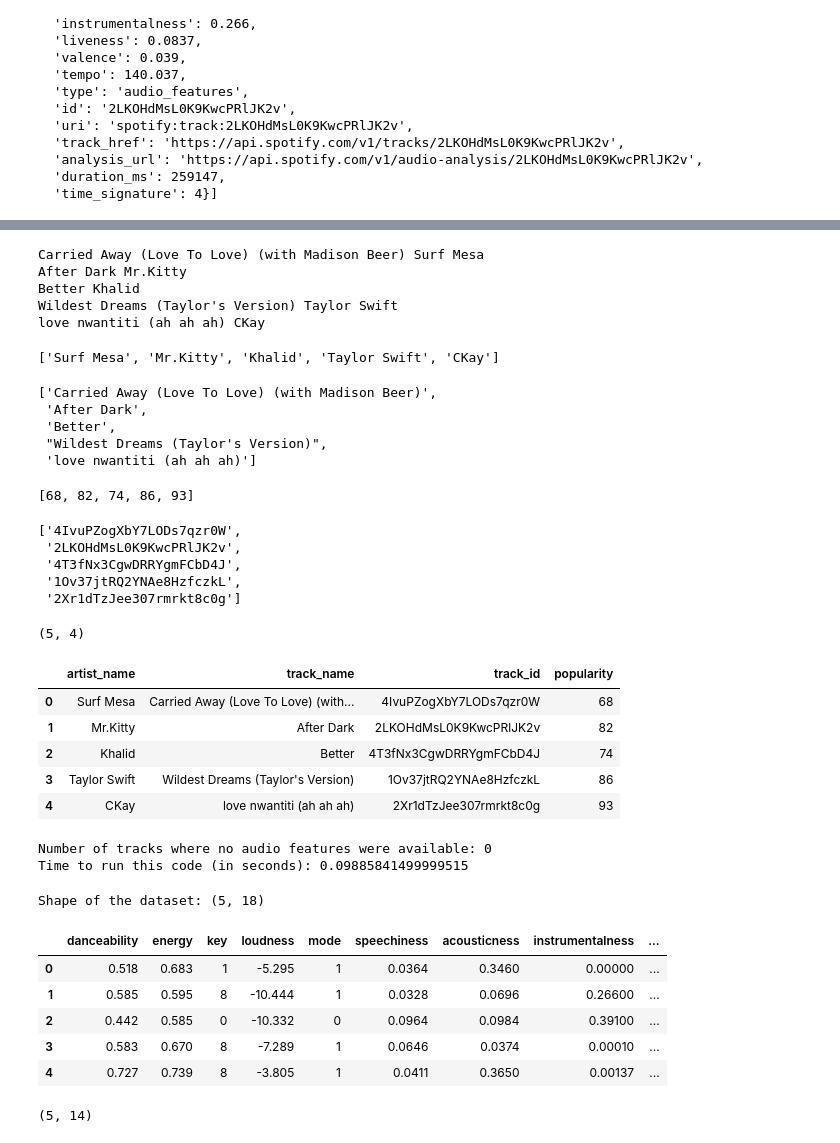
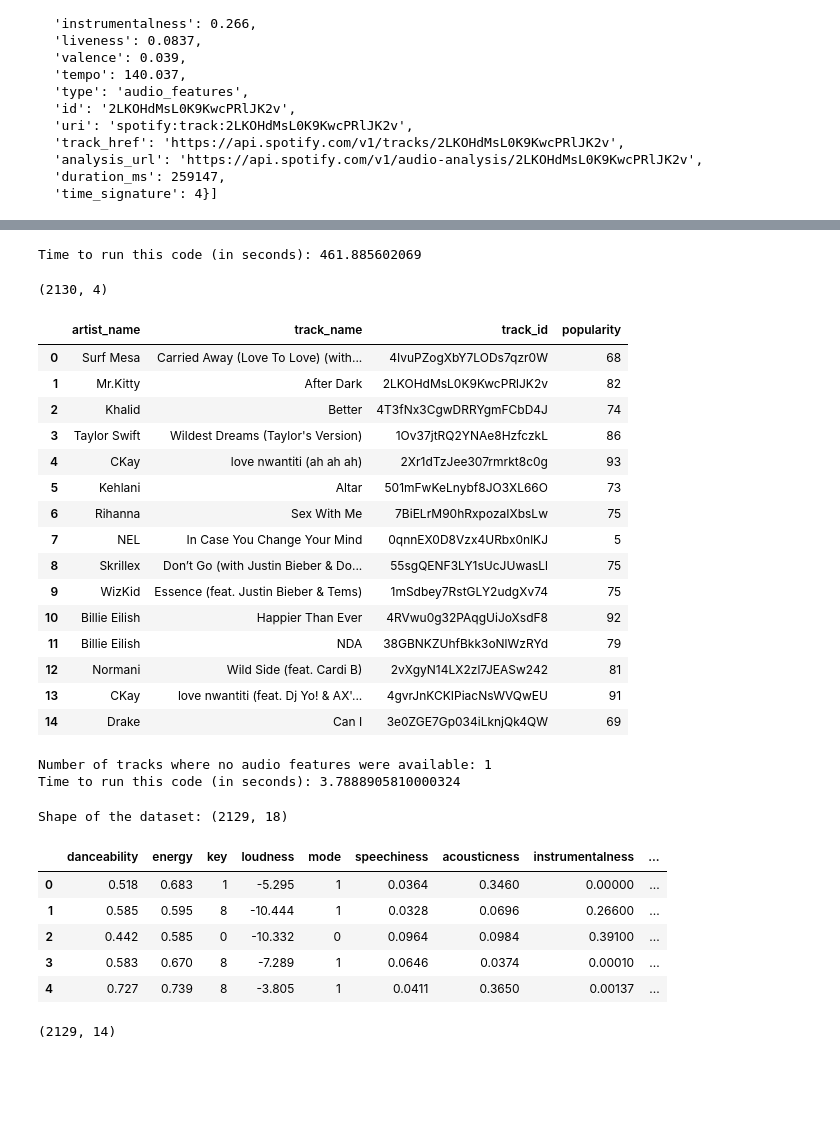
Before and after one commit to karolinastawicka/my-spotify-wrapped, a Jupyter notebook: notebooks/My New Jupiter Notebook .ipynb, the cells around one changed output, grey strips where cells are left out. Cells and saved outputs as stored; diff of their text form; code cells hidden in the pictures; blank space fills up the shorter version.

```diff
--- a/notebooks/My New Jupiter Notebook .ipynb
+++ b/notebooks/My New Jupiter Notebook .ipynb
@@ -237,5 +208,5 @@ sp.audio_features(tracks=[track_id])
   'duration_ms': 259147,
   'time_signature': 4}]
 # %%
-search_list = df[['artistName', 'trackName']].drop_duplicates(ignore_index=True).head(5)
+search_list = df[['artistName', 'trackName']].drop_duplicates(ignore_index=True)
 # %%
@@ -264,55 +224,51 @@ track_id = []
 # %%
+# timeit library to measure the time needed to run this code
+import timeit
+start = timeit.default_timer()
+
+
+# create empty lists where the results are going to be stored
+artist_name = []
+track_name = []
+popularity = []
+track_id = []
+
 for row in search_list.iterrows():
     searchQuery = row[1][1] + ' ' + row[1][0]
-    print(searchQuery)
+    #print(searchQuery)
     search_results = sp.search(q=searchQuery, market="DE", limit=1, type='track')
     for i, t in enumerate(search_results['tracks']['items']):
         artist_name.append(t['artists'][0]['name'])
         track_name.append(t['name'])
         track_id.append(t['id'])
         popularity.append(t['popularity'])
+
+stop = timeit.default_timer()
+print ('Time to run this code (in seconds):', stop - start)
 # %% [output]
-Carried Away (Love To Love) (with Madison Beer) Surf Mesa
-After Dark Mr.Kitty
-Better Khalid
-Wildest Dreams (Taylor's Version) Taylor Swift
-love nwantiti (ah ah ah) CKay
+Time to run this code (in seconds): 461.885602069
-# %%
-artist_name
-# %% [output]
-['Surf Mesa', 'Mr.Kitty', 'Khalid', 'Taylor Swift', 'CKay']
-# %%
-track_name
-# %% [output]
-['Carried Away (Love To Love) (with Madison Beer)',
- 'After Dark',
- 'Better',
- "Wildest Dreams (Taylor's Version)",
- 'love nwantiti (ah ah ah)']
-# %%
-popularity
-# %% [output]
-[68, 82, 74, 86, 93]
-# %%
-track_id
-# %% [output]
-['4IvuPZogXbY7LODs7qzr0W',
- '2LKOHdMsL0K9KwcPRlJK2v',
- '4T3fNx3CgwDRRYgmFCbD4J',
- '1Ov37jtRQ2YNAe8HzfczkL',
- '2Xr1dTzJee307rmrkt8c0g']
 # %%
 df_tracks = pd.DataFrame({'artist_name':artist_name,'track_name':track_name,'track_id':track_id,'popularity':popularity})
 print(df_tracks.shape)
-df_tracks.head()
+df_tracks.head(15)
 # %% [output]
-(5, 4)
+(2130, 4)
 |  | artist_name | track_name | track_id | popularity |
 | 0 | Surf Mesa | Carried Away (Love To Love) (with... | 4IvuPZogXbY7LODs7qzr0W | 68 |
 | 1 | Mr.Kitty | After Dark | 2LKOHdMsL0K9KwcPRlJK2v | 82 |
 | 2 | Khalid | Better | 4T3fNx3CgwDRRYgmFCbD4J | 74 |
 | 3 | Taylor Swift | Wildest Dreams (Taylor's Version) | 1Ov37jtRQ2YNAe8HzfczkL | 86 |
 | 4 | CKay | love nwantiti (ah ah ah) | 2Xr1dTzJee307rmrkt8c0g | 93 |
+| 5 | Kehlani | Altar | 501mFwKeLnybf8JO3XL66O | 73 |
+| 6 | Rihanna | Sex With Me | 7BiELrM90hRxpozaIXbsLw | 75 |
+| 7 | NEL | In Case You Change Your Mind | 0qnnEX0D8Vzx4URbx0nlKJ | 5 |
+| 8 | Skrillex | Don’t Go (with Justin Bieber & Do... | 55sgQENF3LY1sUcJUwasLl | 75 |
+| 9 | WizKid | Essence (feat. Justin Bieber & Tems) | 1mSdbey7RstGLY2udgXv74 | 75 |
+| 10 | Billie Eilish | Happier Than Ever | 4RVwu0g32PAqgUiJoXsdF8 | 92 |
+| 11 | Billie Eilish | NDA | 38GBNKZUhfBkk3oNlWzRYd | 79 |
+| 12 | Normani | Wild Side (feat. Cardi B) | 2vXgyN14LX2zl7JEASw242 | 81 |
+| 13 | CKay | love nwantiti (feat. Dj Yo! & AX'... | 4gvrJnKCKIPiacNsWVQwEU | 91 |
+| 14 | Drake | Can I | 3e0ZGE7Gp034iLknjQk4QW | 69 |
 # %%
 # again measuring the time
 start = timeit.default_timer()
@@ -336,14 +292,14 @@ print('Number of tracks where no audio features were available:',None_counter)
 stop = timeit.default_timer()
 print ('Time to run this code (in seconds):',stop - start)
 # %% [output]
-Number of tracks where no audio features were available: 0
-Time to run this code (in seconds): 0.09885841499999515
+Number of tracks where no audio features were available: 1
+Time to run this code (in seconds): 3.7888905810000324
 # %%
 df_audio_features = pd.DataFrame.from_dict(rows,orient='columns')
 print("Shape of the dataset:", df_audio_features.shape)
 df_audio_features.head()
 # %% [output]
-Shape of the dataset: (5, 18)
+Shape of the dataset: (2129, 18)
 |  | danceability | energy | key | loudness | mode | speechiness | acousticness | instrumentalness | ... |
 | 0 | 0.518 | 0.683 | 1 | -5.295 | 1 | 0.0364 | 0.3460 | 0.00000 | ... |
 | 1 | 0.585 | 0.595 | 8 | -10.444 | 1 | 0.0328 | 0.0696 | 0.26600 | ... |
@@ -358,7 +314,7 @@ df_audio_features.rename(columns={'id': 'track_id'}, inplace=True)
 
 df_audio_features.shape
 # %% [output]
-(5, 14)
+(2129, 14)
 # %%
 # merge both dataframes
 # the 'inner' method will make sure that we only keep track IDs present in both datasets
```
Also changed, not shown: parts of 18 cells of this notebook, 5 other files.
